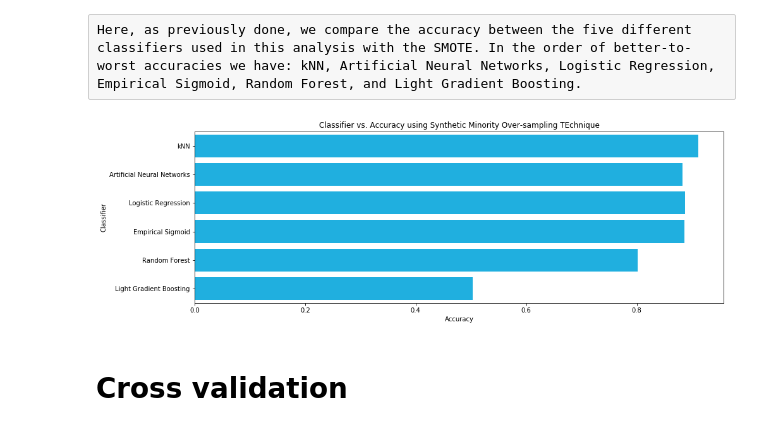
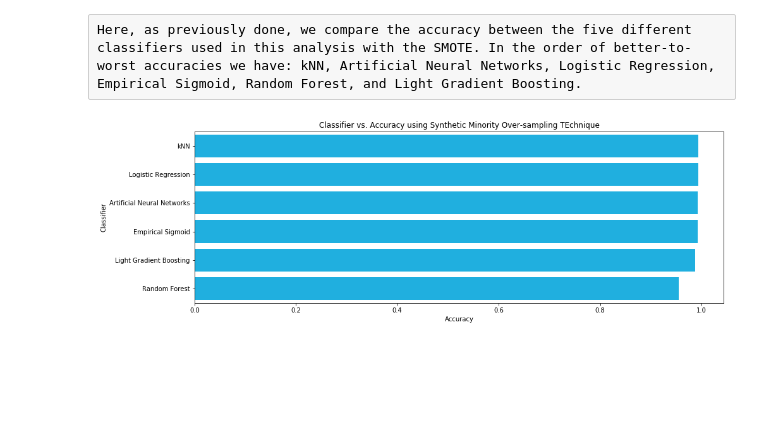
Before and after one commit to elopezfune/Bank-Marketing-with-social-economic-context-, a Jupyter notebook: Bank_Marketing.ipynb, the cells around one changed output. Saved outputs shown, nothing was run; the diff lists cells and outputs as text; code cells hidden in the pictures; blank space fills up the shorter version.

```diff
--- a/Bank_Marketing.ipynb
+++ b/Bank_Marketing.ipynb
@@ -261,0 +256,2 @@ Name: education, dtype: int64
+# %%
+dataframe=pd.get_dummies(dataframe)
@@ -280,12 +285 @@ We have to numerize all the categorical variables, for that I will use the follo
-# %%
-dataframe['job'] = dataframe['job'].map( {"employed":1, "unemployed":0, "unknown":-1 })
-dataframe['marital'] = dataframe['marital'].map( {"married":2, "single":1, "divorced":0, "unknown":-1 })
-dataframe['education'] = dataframe['education'].map({"literate":1, "illiterate":0, "unknown":-1})
-dataframe['default'] = dataframe['default'].map({"yes":1, "no":0, "unknown":-1})
-dataframe['housing'] = dataframe['housing'].map({"yes":1, "no":0, "unknown":-1})
-dataframe['loan'] = dataframe['loan'].map({"yes":1, "no":0, "unknown":-1})
-dataframe['contact'] = dataframe['contact'].map({"cellular":1, "telephone":0})
-dataframe['month'] = dataframe['month'].map({'jan':1, 'feb':2, 'mar':3, 'apr':4, 'may':5, 'jun':6, 'jul':7, 'aug':8, 'sep':9, 'oct':10, 'nov':11, 'dec':12})
-dataframe['day_of_week'] = dataframe['day_of_week'].map({'mon':1, 'tue':2, 'wed':3, 'thu':4, 'fri':5})
-dataframe['poutcome'] = dataframe['poutcome'].map({'success':1, 'failure':0, 'nonexistent':-1})
 # %%
@@ -669,7 +651,7 @@ from keras.models import Sequential
 from keras.layers import Dense# Initialising the ANN
 "Activation functions: 'sigmoid', 'tanh', 'relu'"
 classifier = Sequential()# Adding the input layer and the first hidden layer
-classifier.add(Dense(units =15 , kernel_initializer = 'uniform', activation = 'relu', input_dim = 16))# Adding the second hidden layer
+classifier.add(Dense(units =15 , kernel_initializer = 'uniform', activation = 'relu', input_dim = 52))# Adding the second hidden layer
 classifier.add(Dense(units = 15, kernel_initializer = 'uniform', activation = 'relu'))# Adding the output layer
 classifier.add(Dense(units = 1, kernel_initializer = 'uniform', activation = 'sigmoid'))# Compiling the ANN
 classifier.compile(optimizer = 'adam', loss = 'binary_crossentropy', metrics = ['accuracy'])# Fitting the ANN to the Training set
@@ -974,7 +955,7 @@ from keras.models import Sequential
 from keras.layers import Dense# Initialising the ANN
 "Activation functions: 'sigmoid', 'tanh', 'relu'"
 classifier = Sequential()# Adding the input layer and the first hidden layer
-classifier.add(Dense(units =15 , kernel_initializer = 'uniform', activation = 'relu', input_dim = 16))# Adding the second hidden layer
+classifier.add(Dense(units =15 , kernel_initializer = 'uniform', activation = 'relu', input_dim = 52))# Adding the second hidden layer
 classifier.add(Dense(units = 15, kernel_initializer = 'uniform', activation = 'relu'))# Adding the output layer
 classifier.add(Dense(units = 1, kernel_initializer = 'uniform', activation = 'sigmoid'))# Compiling the ANN
 classifier.compile(optimizer = 'adam', loss = 'binary_crossentropy', metrics = ['accuracy'])# Fitting the ANN to the Training set
@@ -1019,17 +1000,15 @@ Here, as previously done, we compare the accuracy between the five different cla
 # %%
 log_cols=["Classifier", "Accuracy"]
 log = pd.DataFrame(columns=log_cols)
-log_entry = pd.DataFrame([['kNN',accgoaal_knn_smote],['Artificial Neural Networks',accgoal_ann_smote],['Logistic Regression',accgoal_log_smote],['Empirical Sigmoid', accgoal_emp_smote], ['Random Forest', accgoal_rmf_smote], ['Light Gradient Boosting',accgoal_gb_smote]], columns=log_cols)
+log_entry = pd.DataFrame([['kNN',accgoaal_knn_smote],['Logistic Regression',accgoal_log_smote],['Artificial Neural Networks',accgoal_ann_smote],['Empirical Sigmoid', accgoal_emp_smote], ['Light Gradient Boosting',accgoal_gb_smote], ['Random Forest', accgoal_rmf_smote]], columns=log_cols)
         #metric_entry = pd.DataFrame([[precision,recall,f1_score,roc_auc]], columns=metrics_cols)
 log = log.append(log_entry)
 
 plt.xlabel('Accuracy')
 plt.title('Classifier vs. Accuracy using Synthetic Minority Over-sampling TEchnique')
 sns.set_color_codes("muted")
 sns.barplot(x='Accuracy', y='Classifier', data=log, color="deepskyblue")
 plt.rcParams['figure.figsize'] = (15.0, 5.0)    # ... and big plots
 plt.show()
 # %% [output]
-[figure, old version]
+[figure, new version]
-# %% [markdown]
-# Cross validation
```
Also changed, not shown: parts of 31 cells of this notebook.
